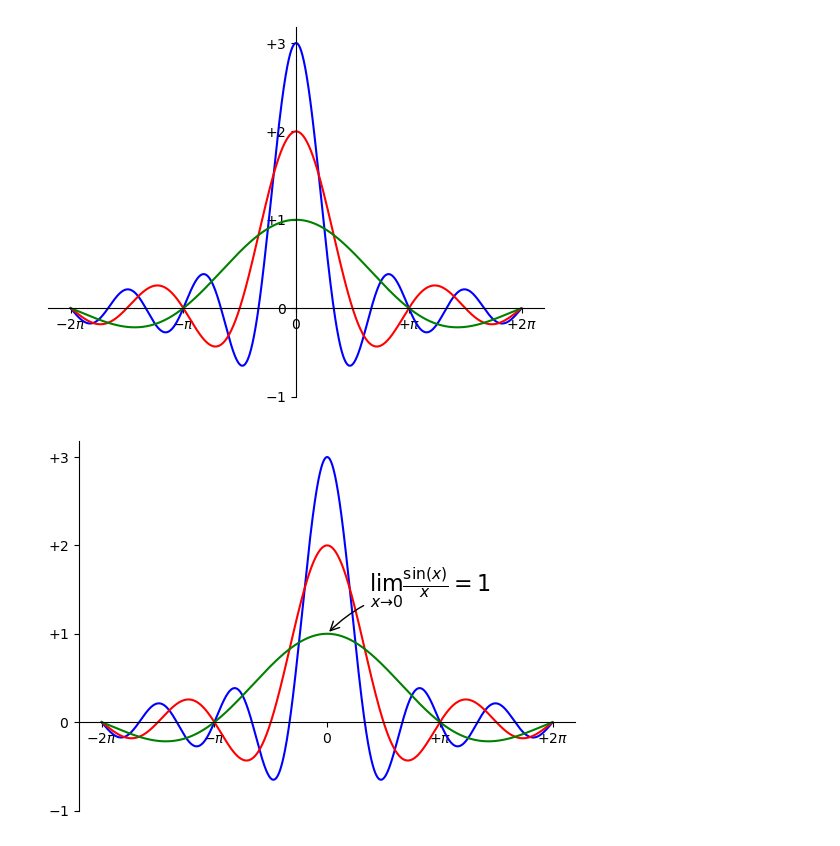
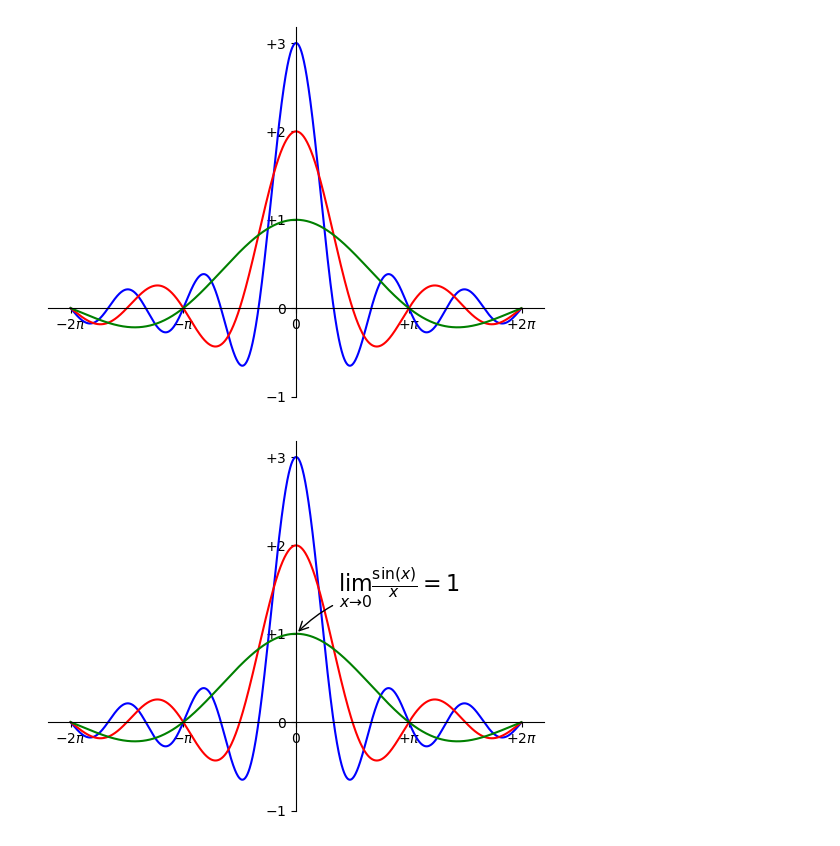
Before and after one commit to krasigarev/Matplotlib, a Jupyter notebook: Handling Date Values.ipynb, the cells around one changed output. Saved outputs shown, nothing was run; the diff lists cells and outputs as text; code cells hidden in the pictures.

```diff
--- a/Handling Date Values.ipynb
+++ b/Handling Date Values.ipynb
@@ -131,32 +131,32 @@ x = np.arange(-2 * np.pi, 2 * np.pi, 0.01)
 y1 = np.sin(3 * x) / x
 y2 = np.sin(2 * x) / x
 y3 = np.sin(x) / x
 
 plt.plot(x, y1, color="b")
 plt.plot(x, y2, color="r")
 plt.plot(x, y3, color="g")
 
 plt.xticks([-2*np.pi, -np.pi, 0, np.pi, 2*np.pi],
            [r'$-2\pi$', r'$-\pi$', r'$0$', r'$+\pi$', r'$+2\pi$'])
 plt.yticks([-1,0,+1,+2,+3],
            [r'$-1$', r'$0$', r'$+1$', r'$+2$', r'$+3$'])
 
 plt.annotate(r'$\lim_{x\to 0}\frac{\sin(x)}{x}= 1$',
              xy=[0,1],
              xycoords='data',
              xytext=[30,30],
              fontsize=16,
              textcoords='offset points',
              arrowprops=dict(arrowstyle="->", connectionstyle='arc3, rad=.2'))
 
 ax = plt.gca()
 ax.spines['right'].set_color('none')
 ax.spines['top'].set_color('none')
 ax.xaxis.set_ticks_position('bottom')
 ax.spines['bottom'].set_position(('data', 0))
 ax.yaxis.set_ticks_position('left')
-ax.spines['top'].set_position(('data', 0))
+ax.spines['left'].set_position(('data', 0))
 
 plt.show()
 # %% [output]
-[figure, old version]
+[figure, new version]
```
